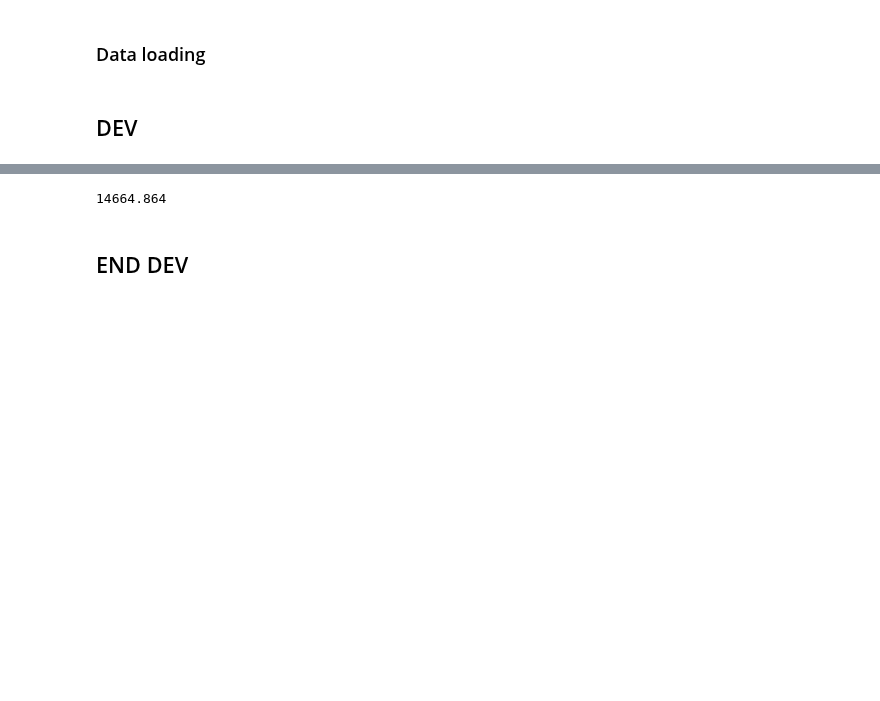
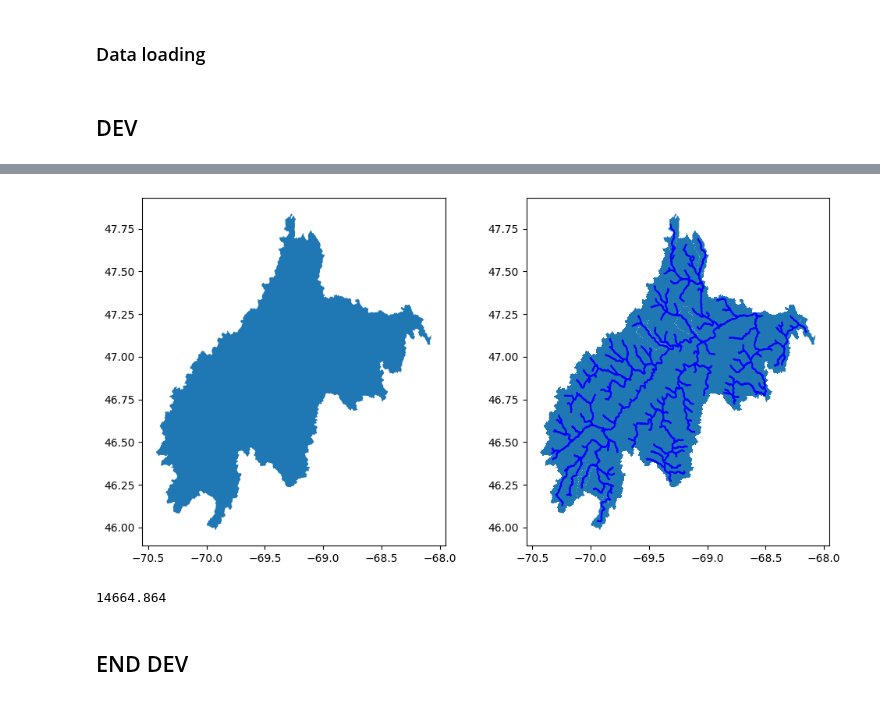
Before and after one commit to CH-Earth/camels_spat, a Jupyter notebook: 5_basin_delineation/99_delineate_basins_one_by_one.ipynb, the cells around one changed output, grey strips where cells are left out. Cells and saved outputs as stored; diff of their text form; code cells hidden in the pictures; blank space fills up the shorter version.

```diff
--- a/5_basin_delineation/99_delineate_basins_one_by_one.ipynb
+++ b/5_basin_delineation/99_delineate_basins_one_by_one.ipynb
@@ -79,5 +82,4 @@ ii = 0
 # %%
 # 1. Prepare file paths and names
 # --------------------------------------------------------------------------------------
-shp_lump_path, shp_dist_path = cs.prepare_delineation_outputs(cs_meta, ii, Path(data_path)/cs_basin_folder)
-print(shp_lump_path, '\n', shp_dist_path)
+shp_lump_path, shp_dist_path, ref_path, plot_path = cs.prepare_delineation_outputs(cs_meta, ii, Path(data_path)/cs_basin_folder)
@@ -244,3 +170,11 @@ lump_basin_fixed = fix_geom(lump_basin)
+# %%
+fig,axs = plt.subplots(1,2,figsize=(10,5))
+lump_basin.plot(ax=axs[0])
+dist_basin.plot(ax=axs[1])
+dist_river.plot(ax=axs[1],color='b')
+plt.tight_layout()
+# %% [output]
+[figure, added]
 # %%
 # 4. Update metadata with delineation outcomes
 # --------------------------------------------------------------------------------------
```
Also changed, not shown: parts of 30 cells of this notebook, 2 other files.
